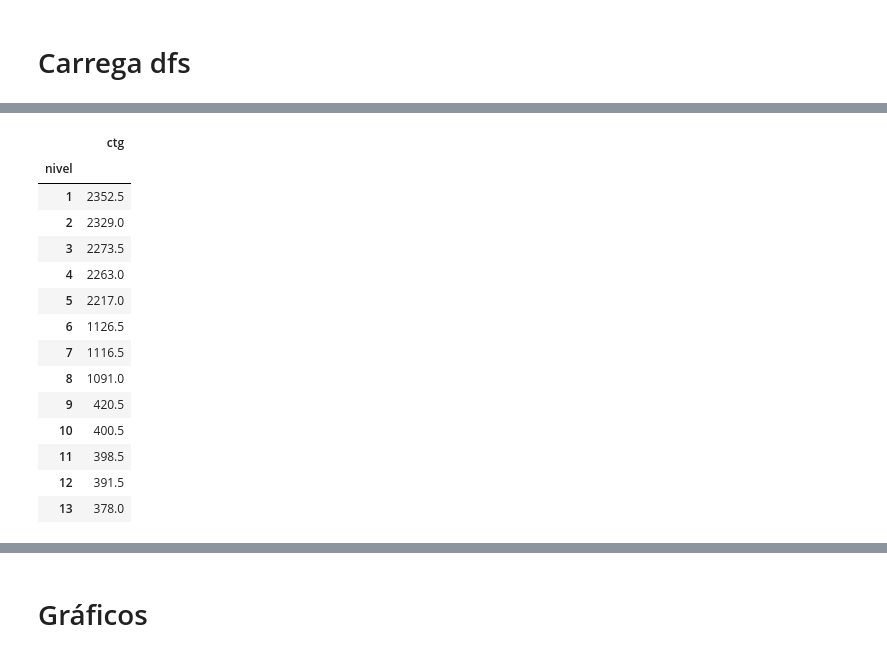
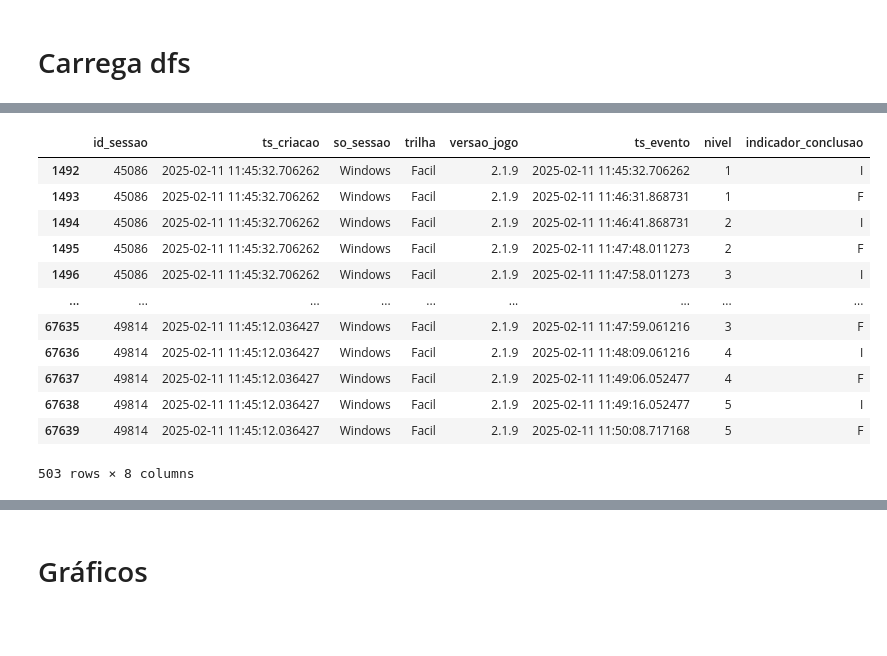
Before and after one commit to vinmir/workshop-gecap2, a Jupyter notebook: nb/poc_dados.ipynb, the cells around one changed output, grey strips where cells are left out. Cells and saved outputs as stored; diff of their text form; code cells hidden in the pictures; blank space fills up the shorter version.

```diff
--- a/nb/poc_dados.ipynb
+++ b/nb/poc_dados.ipynb
@@ -231,8 +196,28 @@ workshop_db_engine = sqla.create_engine("sqlite:///../db/workshop.db")
+# %%
+sql="""
+WITH
+dados_jogador_evento AS (
+	SELECT
+		sj.id_sessao
+		, sj.ts_criacao
+		, sj.so_sessao
+		, sj.trilha
+		, sj.versao_jogo
+		, es.ts_evento
+		, es.nivel
+		, es.indicador_conclusao
+	FROM
+		sessao_jogador sj
+		inner join eventos_sessao es on es.id_sessao = sj.id_sessao
+	where date(sj.ts_criacao) = '2025-02-11'
+)
+select * from dados_jogador_evento
+"""
 # %%
 # df_sj_base = (pd.read_sql('sessao_jogador', workshop_db_engine)
 #                 .astype({'ts_criacao':'datetime64[ns]'})
 #              )
 
-df_es_base = (pd.read_sql("""SELECT es.* FROM eventos_sessao es where date(es.ts_evento ) = '2025-02-11'""", workshop_db_engine)
-                .astype({'ts_evento':'datetime64[ns]'})
-             ).set_index(['id_sessao'])
+df_base = (pd.read_sql(sql, workshop_db_engine)
+                .astype({'ts_evento':'datetime64[ns]', 'ts_criacao':'datetime64[ns]'})
+             )
@@ -266,18 +224,19 @@ df.loc['2025-02-11 14:30:00'] = df.loc['2025-02-11 14:30:00'].values + (df_crise
-# %%
-df.loc['2025-02-11 14:30:00']
-# %% [output]
-|  | ctg |
-| nivel |  |
-| 1 | 2352.5 |
-| 2 | 2329.0 |
-| 3 | 2273.5 |
-| 4 | 2263.0 |
-| 5 | 2217.0 |
-| 6 | 1126.5 |
-| 7 | 1116.5 |
-| 8 | 1091.0 |
-| 9 | 420.5 |
-| 10 | 400.5 |
-| 11 | 398.5 |
-| 12 | 391.5 |
-| 13 | 378.0 |
+# %%
+df = df_base.copy(deep=True)
+query="@t0<ts_criacao<@t1 and so_sessao in ('Windows', 'Mac') and versao_jogo=='2.1.9'"
+df.loc[df.query(query).index, ['ts_evento', 'ts_criacao']] += datetime.timedelta(hours=1.5)
+df.query(query)
+# %% [output]
+|  | id_sessao | ts_criacao | so_sessao | trilha | versao_jogo | ts_evento | nivel | indicador_conclusao |
+| 1492 | 45086 | 2025-02-11 11:45:32.706262 | Windows | Facil | 2.1.9 | 2025-02-11 11:45:32.706262 | 1 | I |
+| 1493 | 45086 | 2025-02-11 11:45:32.706262 | Windows | Facil | 2.1.9 | 2025-02-11 11:46:31.868731 | 1 | F |
+| 1494 | 45086 | 2025-02-11 11:45:32.706262 | Windows | Facil | 2.1.9 | 2025-02-11 11:46:41.868731 | 2 | I |
+| 1495 | 45086 | 2025-02-11 11:45:32.706262 | Windows | Facil | 2.1.9 | 2025-02-11 11:47:48.011273 | 2 | F |
+| 1496 | 45086 | 2025-02-11 11:45:32.706262 | Windows | Facil | 2.1.9 | 2025-02-11 11:47:58.011273 | 3 | I |
+| ... | ... | ... | ... | ... | ... | ... | ... | ... |
+| 67635 | 49814 | 2025-02-11 11:45:12.036427 | Windows | Facil | 2.1.9 | 2025-02-11 11:47:59.061216 | 3 | F |
+| 67636 | 49814 | 2025-02-11 11:45:12.036427 | Windows | Facil | 2.1.9 | 2025-02-11 11:48:09.061216 | 4 | I |
+| 67637 | 49814 | 2025-02-11 11:45:12.036427 | Windows | Facil | 2.1.9 | 2025-02-11 11:49:06.052477 | 4 | F |
+| 67638 | 49814 | 2025-02-11 11:45:12.036427 | Windows | Facil | 2.1.9 | 2025-02-11 11:49:16.052477 | 5 | I |
+| 67639 | 49814 | 2025-02-11 11:45:12.036427 | Windows | Facil | 2.1.9 | 2025-02-11 11:50:08.717168 | 5 | F |
+503 rows × 8 columns
```
Also changed, not shown: parts of 18 cells of this notebook.
